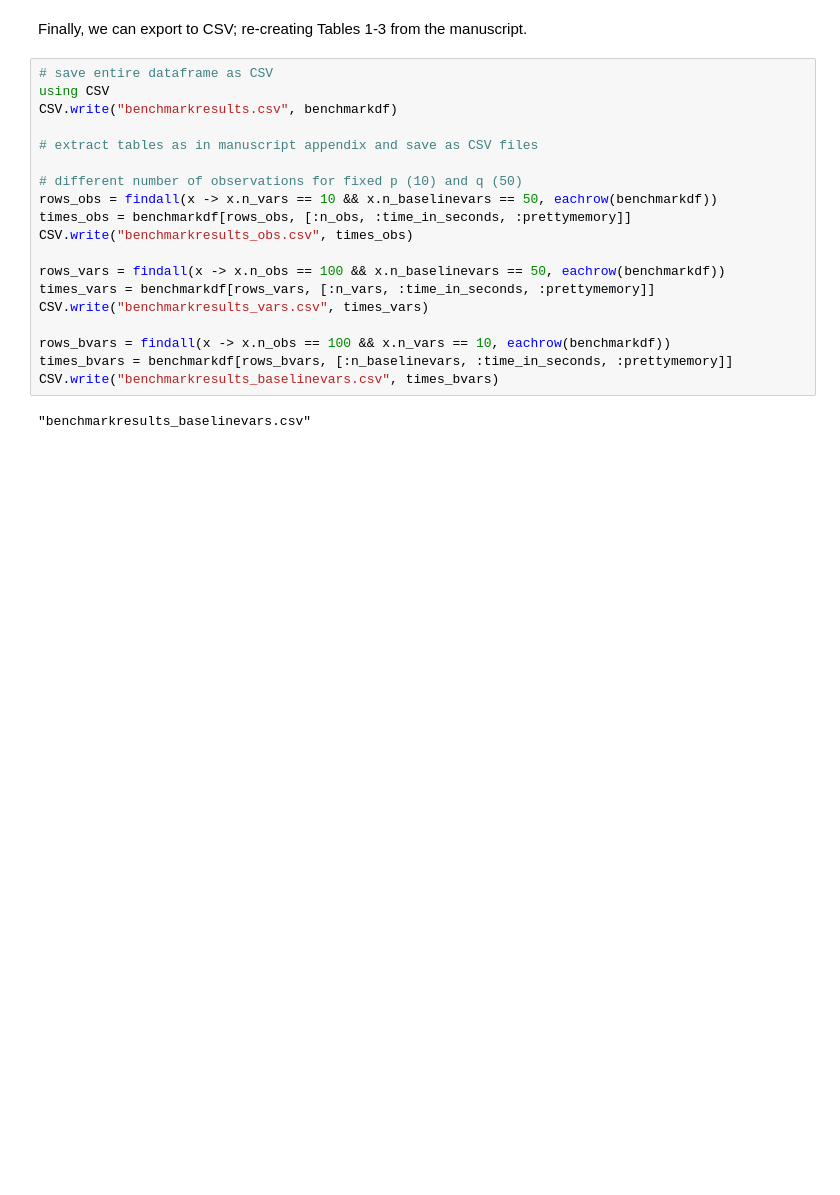
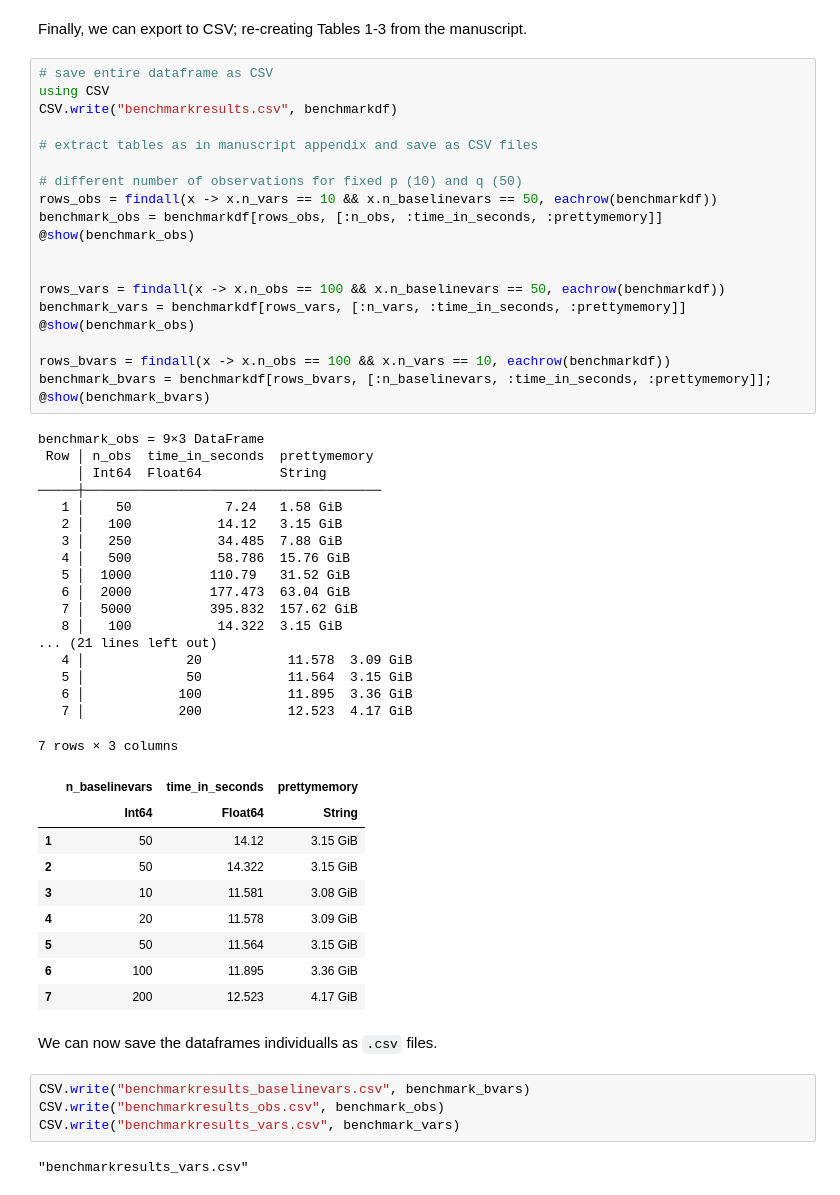
Before and after one commit to maren-ha/DeepDynamicModelingWithJust2TimePoints, a Jupyter notebook: notebooks/SecA2_ComputationalCost.ipynb, the cells around one changed output. Cells and saved outputs as stored; diff of their text form; blank space fills up the shorter version.

```diff
--- a/notebooks/SecA2_ComputationalCost.ipynb
+++ b/notebooks/SecA2_ComputationalCost.ipynb
@@ -313,21 +310,56 @@ Finally, we can export to CSV; re-creating Tables 1-3 from the manuscript.
 # %%
 # save entire dataframe as CSV
 using CSV
 CSV.write("benchmarkresults.csv", benchmarkdf)
 
 # extract tables as in manuscript appendix and save as CSV files
 
 # different number of observations for fixed p (10) and q (50)
 rows_obs = findall(x -> x.n_vars == 10 && x.n_baselinevars == 50, eachrow(benchmarkdf))
-times_obs = benchmarkdf[rows_obs, [:n_obs, :time_in_seconds, :prettymemory]]
-CSV.write("benchmarkresults_obs.csv", times_obs)
+benchmark_obs = benchmarkdf[rows_obs, [:n_obs, :time_in_seconds, :prettymemory]]
+@show(benchmark_obs)
+
 
 rows_vars = findall(x -> x.n_obs == 100 && x.n_baselinevars == 50, eachrow(benchmarkdf))
-times_vars = benchmarkdf[rows_vars, [:n_vars, :time_in_seconds, :prettymemory]]
-CSV.write("benchmarkresults_vars.csv", times_vars)
+benchmark_vars = benchmarkdf[rows_vars, [:n_vars, :time_in_seconds, :prettymemory]]
+@show(benchmark_obs)
 
 rows_bvars = findall(x -> x.n_obs == 100 && x.n_vars == 10, eachrow(benchmarkdf))
-times_bvars = benchmarkdf[rows_bvars, [:n_baselinevars, :time_in_seconds, :prettymemory]]
-CSV.write("benchmarkresults_baselinevars.csv", times_bvars)
+benchmark_bvars = benchmarkdf[rows_bvars, [:n_baselinevars, :time_in_seconds, :prettymemory]];
+@show(benchmark_bvars)
 # %% [output]
-"benchmarkresults_baselinevars.csv"
+benchmark_obs = 9×3 DataFrame
+ Row │ n_obs  time_in_seconds  prettymemory
+     │ Int64  Float64          String
+─────┼──────────────────────────────────────
+   1 │    50            7.24   1.58 GiB
+   2 │   100           14.12   3.15 GiB
+   3 │   250           34.485  7.88 GiB
+   4 │   500           58.786  15.76 GiB
+   5 │  1000          110.79   31.52 GiB
+   6 │  2000          177.473  63.04 GiB
+   7 │  5000          395.832  157.62 GiB
+   8 │   100           14.322  3.15 GiB
+... (21 lines left out)
+   4 │             20           11.578  3.09 GiB
+   5 │             50           11.564  3.15 GiB
+   6 │            100           11.895  3.36 GiB
+   7 │            200           12.523  4.17 GiB
+7 rows × 3 columns
+|  | n_baselinevars | time_in_seconds | prettymemory |
+|  | Int64 | Float64 | String |
+| 1 | 50 | 14.12 | 3.15 GiB |
+| 2 | 50 | 14.322 | 3.15 GiB |
+| 3 | 10 | 11.581 | 3.08 GiB |
+| 4 | 20 | 11.578 | 3.09 GiB |
+| 5 | 50 | 11.564 | 3.15 GiB |
+| 6 | 100 | 11.895 | 3.36 GiB |
+| 7 | 200 | 12.523 | 4.17 GiB |
+# %% [markdown]
+We can now save the dataframes individualls as `.csv` files.
+# %%
+CSV.write("benchmarkresults_baselinevars.csv", benchmark_bvars)
+CSV.write("benchmarkresults_obs.csv", benchmark_obs)
+CSV.write("benchmarkresults_vars.csv", benchmark_vars)
+# %% [output]
+"benchmarkresults_vars.csv"
```
Also changed, not shown: parts of 8 cells of this notebook.
